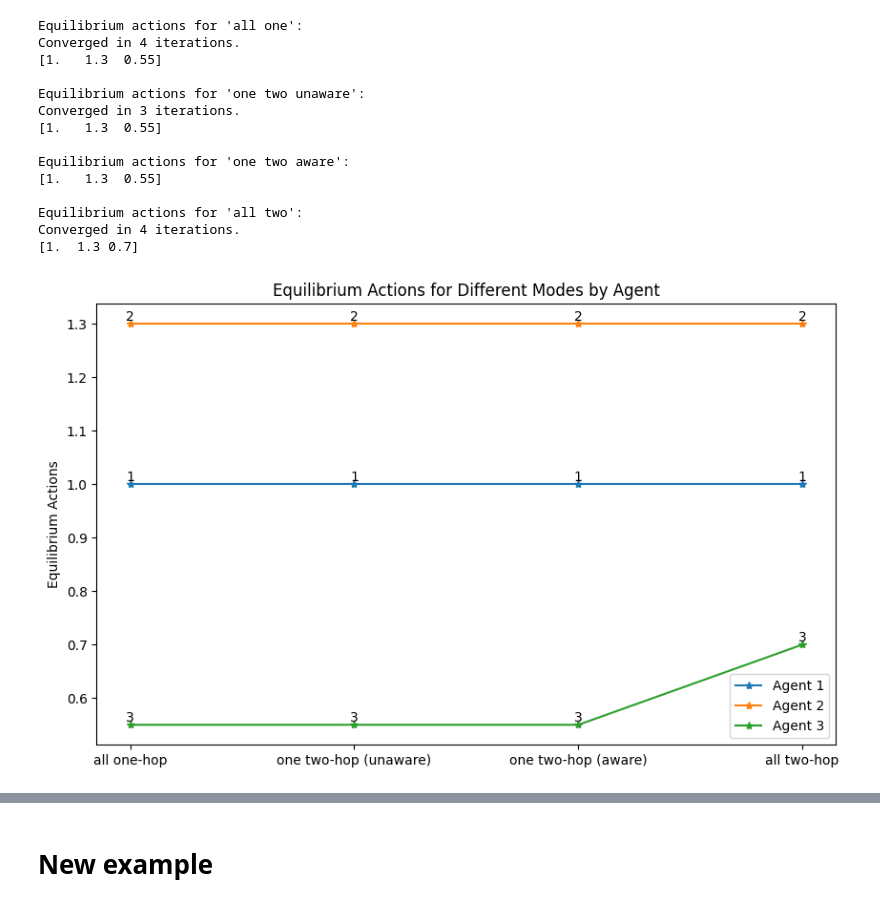
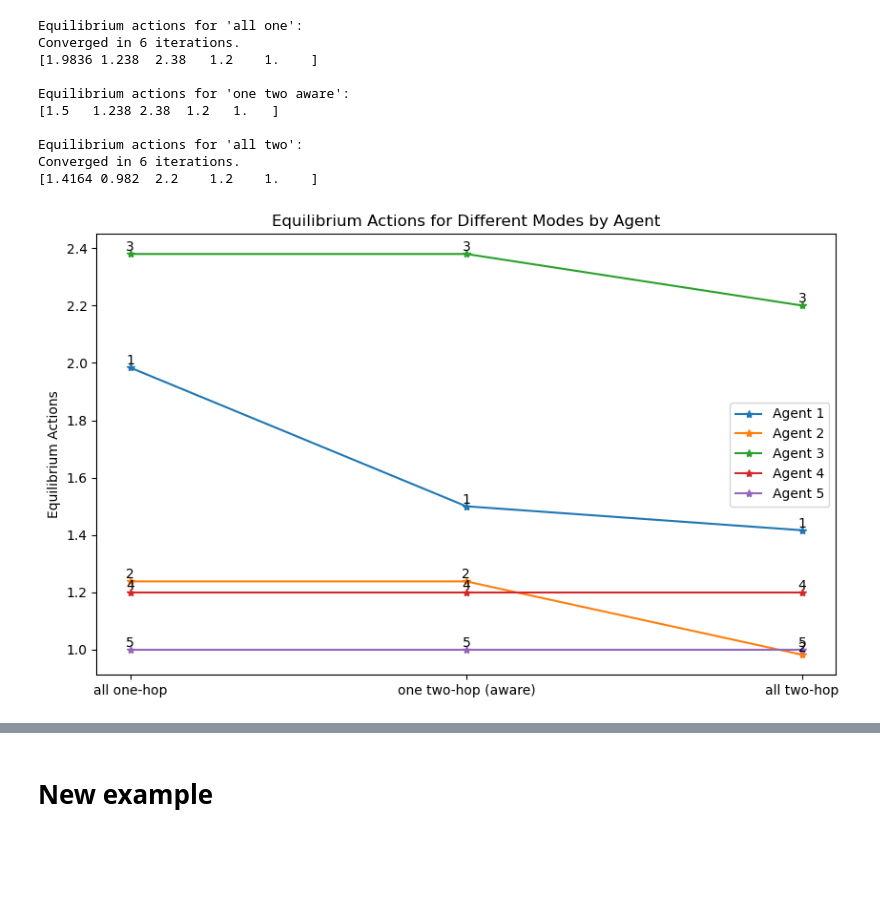
Before and after one commit to RamanEbrahimi/Research, a Jupyter notebook: K-level Network/k-hop - GameSec/k-hop-example_2.ipynb, the cells around one changed output, grey strips where cells are left out. Saved outputs shown, nothing was run; the diff lists cells and outputs as text; code cells hidden in the pictures; blank space fills up the shorter version.

```diff
--- a/K-level Network/k-hop - GameSec/k-hop-example_2.ipynb
+++ b/K-level Network/k-hop - GameSec/k-hop-example_2.ipynb
@@ -271,69 +341,63 @@ Max iterations reached without convergence.
 # %%
-G = np.array([[0, 0, 0],
-              [-0.3, 0, 0],
-              [-0.2, 0.5, 0]])
-
-q = np.ones(len(G))
+# generate upper triangular matrix
+n = 5
+G_tri = np.triu(np.random.randint(-10, 10, (n, n)), 1)/10
+# as ndarray
+G_tri = np.array(G_tri)
+q = np.ones(n)
 
 # Testing all modes
 print("Equilibrium actions for 'all one':")
-equilibrium_all_one = find_equilibrium(G, q, mode='all one')
-print(equilibrium_all_one)
-
-print("\nEquilibrium actions for 'one two unaware':")
-equilibrium_one_two = find_equilibrium(G, q, mode='one two unaware')
-print(equilibrium_one_two)
+equilibrium_all_one_tri = find_equilibrium_n(G_tri, q, mode='all one')
+print(equilibrium_all_one_tri)
 
 print("\nEquilibrium actions for 'one two aware':")
-equilibrium_one_two_aware = find_equilibrium(G, q, mode='one two aware')
-print(equilibrium_one_two_aware)
+equilibrium_one_two_aware_tri = find_equilibrium_n(G_tri, q, mode='one two aware')
+print(equilibrium_one_two_aware_tri)
 
 print("\nEquilibrium actions for 'all two':")
-equilibrium_all_two = find_equilibrium(G, q, mode='all two')
-print(equilibrium_all_two)
+equilibrium_all_two_tri = find_equilibrium_n(G_tri, q, mode='all two')
+print(equilibrium_all_two_tri)
 
 # print("\nEquilibrium actions for 'all three':")
 # equilibrium_all_three = find_equilibrium(G, q, mode='all three')
 # print(equilibrium_all_three)
 
 # Create a list of equilibrium values and their corresponding labels
-equilibrium_values = np.array([equilibrium_all_one, equilibrium_one_two, equilibrium_one_two_aware, equilibrium_all_two])
-modes = ['all one-hop', 'one two-hop (unaware)', 'one two-hop (aware)', 'all two-hop']
-agents = ['Agent 1', 'Agent 2', 'Agent 3']
+equilibrium_values = np.array([equilibrium_all_one_tri, equilibrium_one_two_aware_tri, equilibrium_all_two_tri])
+modes = ['all one-hop', 'one two-hop (aware)', 'all two-hop']
+agents = ['Agent {}'.format(i+1) for i in range(n)]
+
 
 # Define the x positions
 x = np.arange(len(modes))
 
 # Plotting the line chart
 plt.figure(figsize=(10, 6))
 
 # Adding lines for each agent
 for i, agent in enumerate(agents):
     plt.plot(x, equilibrium_values[:, i], marker='*', label=f'Agent {i+1}')
     for j, value in enumerate(equilibrium_values[:, i]):
         plt.text(x[j], value, str(i+1), ha='center', va='bottom')
 
 # Adding title and labels
 plt.title('Equilibrium Actions for Different Modes by Agent')
 plt.ylabel('Equilibrium Actions')
 plt.xticks(x, modes)
 plt.legend()
 
 # Display the plot
 plt.show()
 # %% [output]
 Equilibrium actions for 'all one':
-Converged in 4 iterations.
-[1.   1.3  0.55]
-
-Equilibrium actions for 'one two unaware':
-Converged in 3 iterations.
-[1.   1.3  0.55]
+Converged in 6 iterations.
+[1.9836 1.238  2.38   1.2    1.    ]
 
 Equilibrium actions for 'one two aware':
-[1.   1.3  0.55]
+[1.5   1.238 2.38  1.2   1.   ]
 
 Equilibrium actions for 'all two':
-Converged in 4 iterations.
-[1.  1.3 0.7]
+Converged in 6 iterations.
+[1.4164 0.982  2.2    1.2    1.    ]
-[figure, old version]
+[figure, new version]
```
Also changed, not shown: parts of 6 cells of this notebook, 5 other files.
